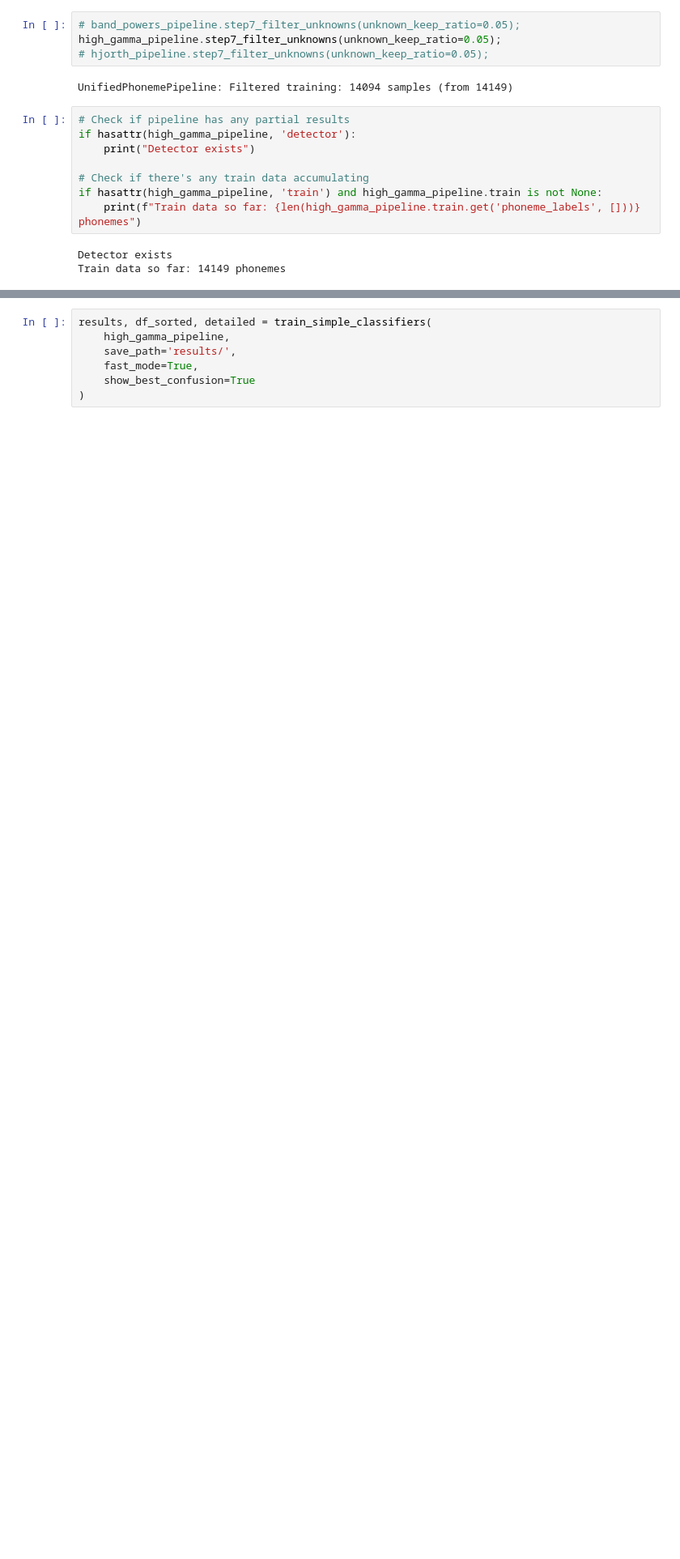
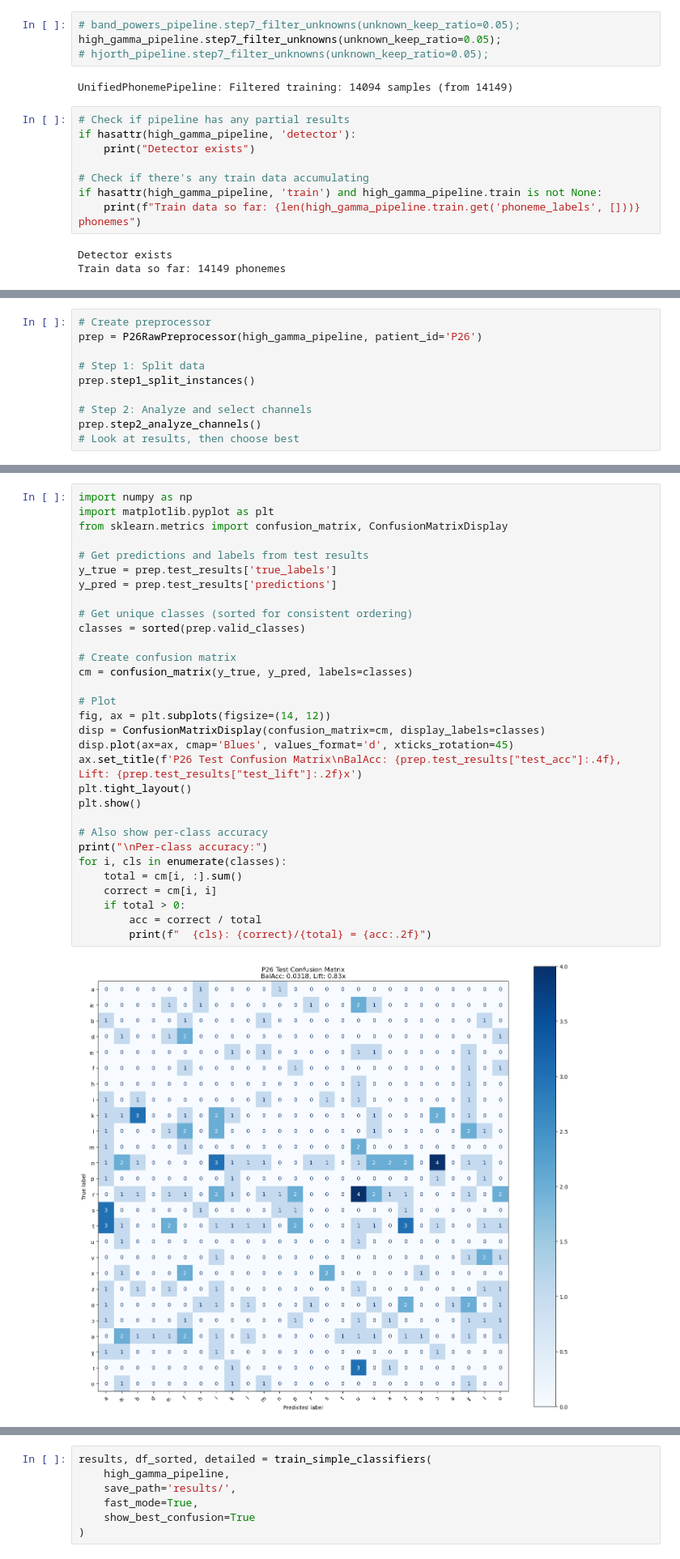
Before and after one commit to irina-kalmykoff/brain_project, a Jupyter notebook: parse_features_of_30_patients_wav2vec-Copy1.ipynb, the cells around one changed output, grey strips where cells are left out. Shown at 81% size. Cells and saved outputs as stored; diff of their text form; blank space fills up the shorter version.

Commit message:
pipeline optimization for 1 patient

```diff
--- a/parse_features_of_30_patients_wav2vec-Copy1.ipynb
+++ b/parse_features_of_30_patients_wav2vec-Copy1.ipynb
@@ -832,0 +3888,10 @@ Missing patients: ['P01', 'P02', 'P03', 'P04', 'P06', 'P07', 'P08', 'P09', 'P10'
+# %%
+# Create preprocessor
+prep = P26RawPreprocessor(high_gamma_pipeline, patient_id='P26')
+
+# Step 1: Split data
+prep.step1_split_instances()
+
+# Step 2: Analyze and select channels
+prep.step2_analyze_channels()
+# Look at results, then choose best
@@ -832,0 +4061,33 @@ Missing patients: ['P01', 'P02', 'P03', 'P04', 'P06', 'P07', 'P08', 'P09', 'P10'
+# %%
+import numpy as np
+import matplotlib.pyplot as plt
+from sklearn.metrics import confusion_matrix, ConfusionMatrixDisplay
+
+# Get predictions and labels from test results
+y_true = prep.test_results['true_labels']
+y_pred = prep.test_results['predictions']
+
+# Get unique classes (sorted for consistent ordering)
+classes = sorted(prep.valid_classes)
+
+# Create confusion matrix
+cm = confusion_matrix(y_true, y_pred, labels=classes)
+
+# Plot
+fig, ax = plt.subplots(figsize=(14, 12))
+disp = ConfusionMatrixDisplay(confusion_matrix=cm, display_labels=classes)
+disp.plot(ax=ax, cmap='Blues', values_format='d', xticks_rotation=45)
+ax.set_title(f'P26 Test Confusion Matrix\nBalAcc: {prep.test_results["test_acc"]:.4f}, Lift: {prep.test_results["test_lift"]:.2f}x')
+plt.tight_layout()
+plt.show()
+
+# Also show per-class accuracy
+print("\nPer-class accuracy:")
+for i, cls in enumerate(classes):
+    total = cm[i, :].sum()
+    correct = cm[i, i]
+    if total > 0:
+        acc = correct / total
+        print(f"  {cls}: {correct}/{total} = {acc:.2f}")
+# %% [output]
+[figure, added]
```
Also changed, not shown: parts of 32 cells of this notebook, 1 other file.
